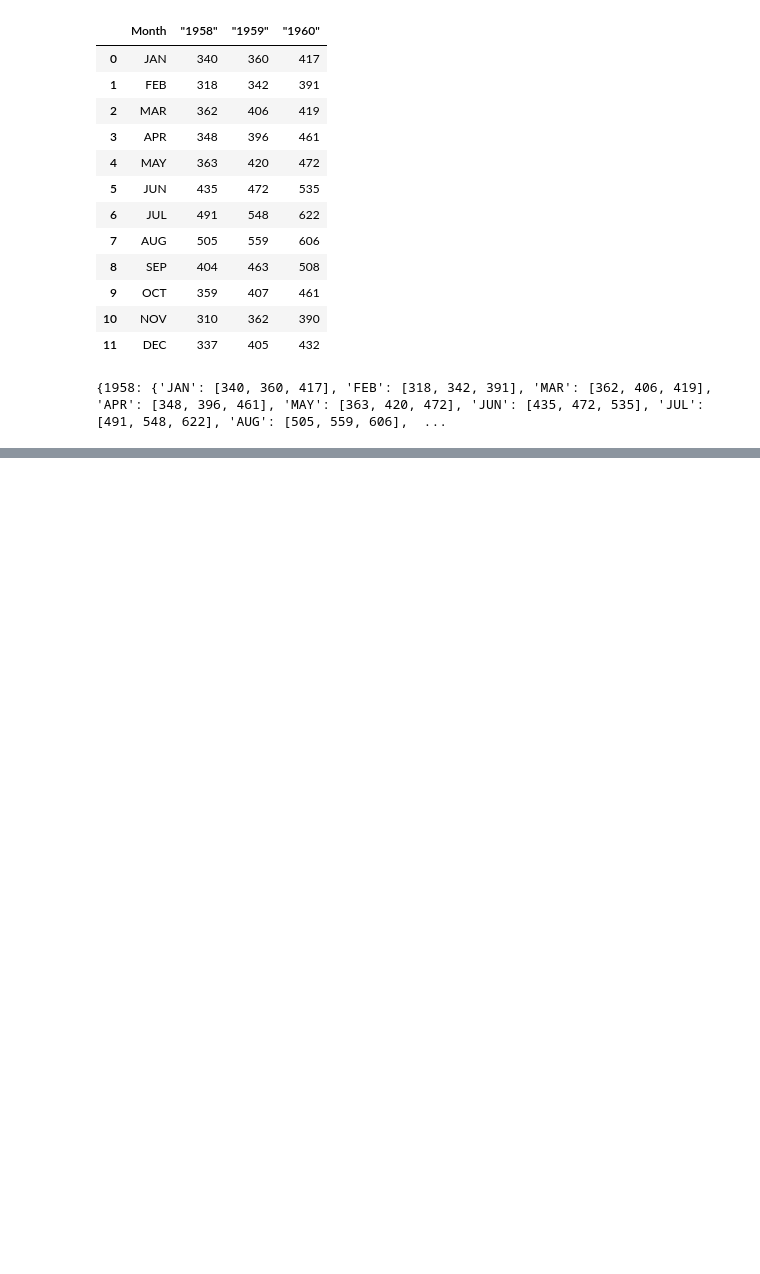
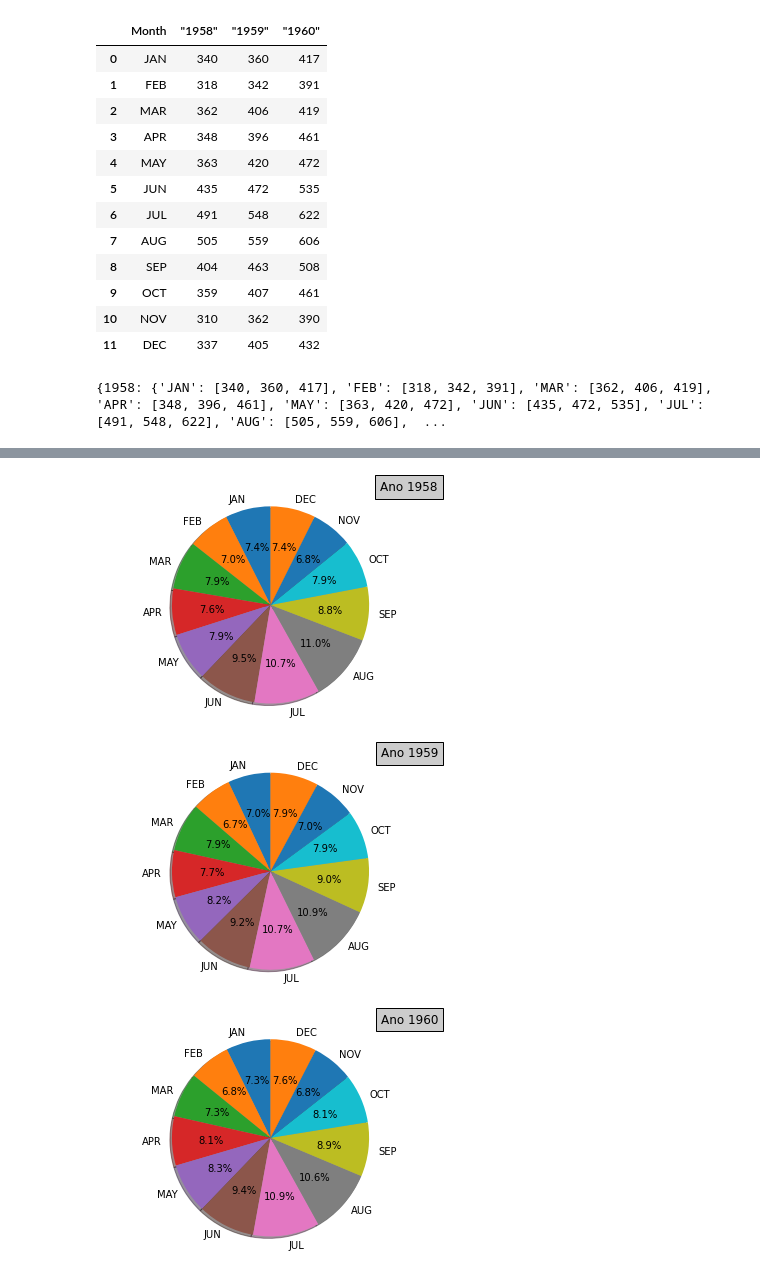
Before and after one commit to eajose/matplot-pos, a Jupyter notebook: notebooks/airtravel.ipynb, the cells around one changed output, grey strips where cells are left out. Cells and saved outputs as stored; diff of their text form; code cells hidden in the pictures; blank space fills up the shorter version.

```diff
--- a/notebooks/airtravel.ipynb
+++ b/notebooks/airtravel.ipynb
@@ -65,0 +74,24 @@ plt.show()
+# %%
+#Cria gráfico de pizza para os três anos
+
+years = {
+        'ano1': ano1,
+        'ano2': ano2,
+        'ano3': ano3
+}
+for counter, year in enumerate(legend, start=1):
+
+        labels = [label for label in dictionary[year_formated]]
+        sizes = years[f'ano{counter}']
+
+        fig1, ax1 = plt.subplots()
+        ax1.pie(sizes, labels=labels, autopct='%1.1f%%',
+                shadow=True, startangle=90)
+        ax1.axis('equal')
+        plt.title(f"Ano {year}", loc='right', bbox={'facecolor':'0.8', 'pad':5})
+
+        plt.show()
+# %% [output]
+[figure, added]
+[figure, added]
+[figure, added]
```
Also changed, not shown: parts of 7 cells of this notebook.
